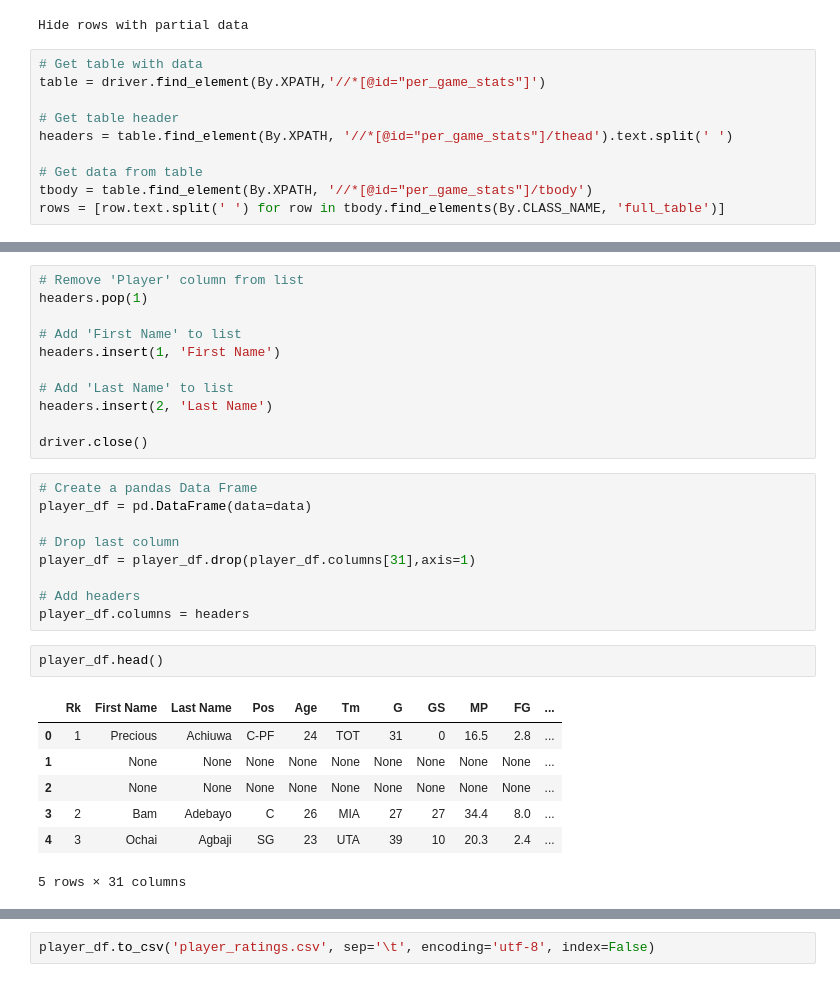
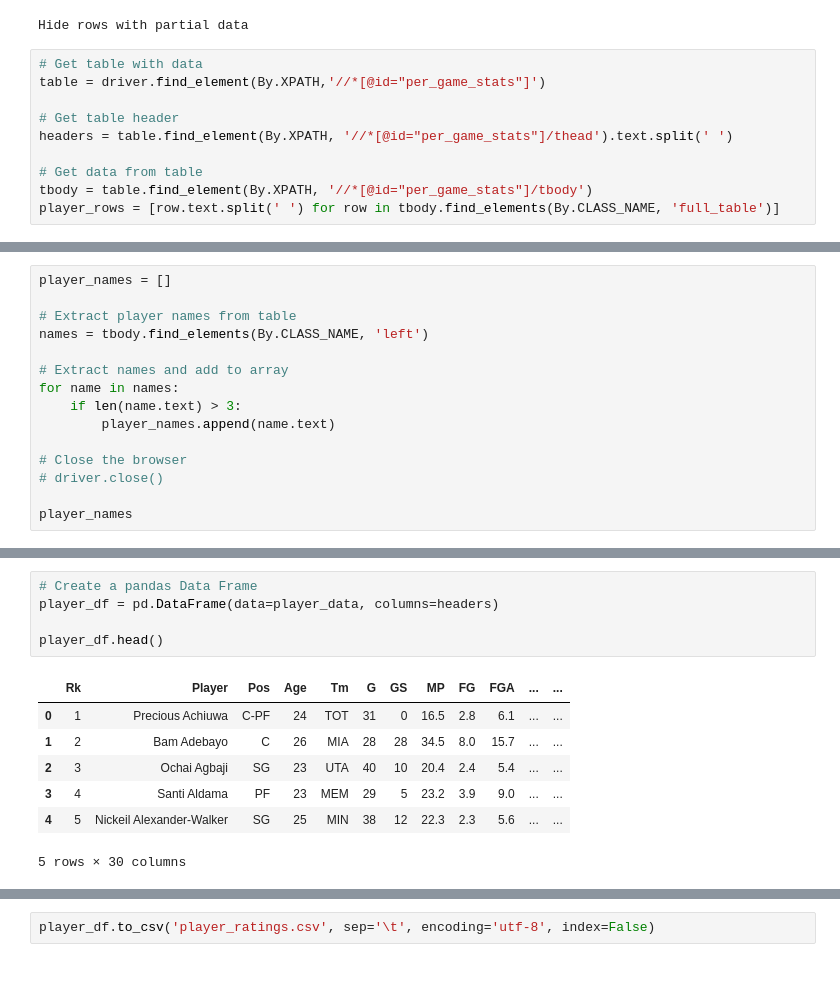
Before and after one commit to VincentGordon-Data-Analyst/nba-web-scraping-project, a Jupyter notebook: Player Stats/player_stats.ipynb, the cells around one changed output, grey strips where cells are left out. Drawn from its saved outputs; the diff is of its cells as text.

```diff
--- a/Player Stats/player_stats.ipynb
+++ b/Player Stats/player_stats.ipynb
@@ -39,5 +39,5 @@ headers = table.find_element(By.XPATH, '//*[@id="per_game_stats"]/thead').text.s
 
 # Get data from table
 tbody = table.find_element(By.XPATH, '//*[@id="per_game_stats"]/tbody')
-rows = [row.text.split(' ') for row in tbody.find_elements(By.CLASS_NAME, 'full_table')]
+player_rows = [row.text.split(' ') for row in tbody.find_elements(By.CLASS_NAME, 'full_table')]
 # %%
@@ -113,0 +77,15 @@ player_names
+# %%
+player_names = []
+
+# Extract player names from table
+names = tbody.find_elements(By.CLASS_NAME, 'left')
+
+# Extract names and add to array
+for name in names:
+    if len(name.text) > 3:
+        player_names.append(name.text)
+
+# Close the browser
+# driver.close()
+
+player_names
@@ -120,33 +134,16 @@ IndexError: list index out of range
-# %%
-# Remove 'Player' column from list
-headers.pop(1)
-
-# Add 'First Name' to list
-headers.insert(1, 'First Name')
-
-# Add 'Last Name' to list
-headers.insert(2, 'Last Name')
-
-driver.close()
 # %%
 # Create a pandas Data Frame
-player_df = pd.DataFrame(data=data)
+player_df = pd.DataFrame(data=player_data, columns=headers)
 
-# Drop last column
-player_df = player_df.drop(player_df.columns[31],axis=1)
-
-# Add headers
-player_df.columns = headers
+player_df.head()
+# %% [output]
+|  | Rk | Player | Pos | Age | Tm | G | GS | MP | FG | FGA | ... | ... |
+| 0 | 1 | Precious Achiuwa | C-PF | 24 | TOT | 31 | 0 | 16.5 | 2.8 | 6.1 | ... | ... |
+| 1 | 2 | Bam Adebayo | C | 26 | MIA | 28 | 28 | 34.5 | 8.0 | 15.7 | ... | ... |
+| 2 | 3 | Ochai Agbaji | SG | 23 | UTA | 40 | 10 | 20.4 | 2.4 | 5.4 | ... | ... |
+| 3 | 4 | Santi Aldama | PF | 23 | MEM | 29 | 5 | 23.2 | 3.9 | 9.0 | ... | ... |
+| 4 | 5 | Nickeil Alexander-Walker | SG | 25 | MIN | 38 | 12 | 22.3 | 2.3 | 5.6 | ... | ... |
+5 rows × 30 columns
-# %%
-player_df.head()
-# %% [output]
-|  | Rk | First Name | Last Name | Pos | Age | Tm | G | GS | MP | FG | ... |
-| 0 | 1 | Precious | Achiuwa | C-PF | 24 | TOT | 31 | 0 | 16.5 | 2.8 | ... |
-| 1 |  | None | None | None | None | None | None | None | None | None | ... |
-| 2 |  | None | None | None | None | None | None | None | None | None | ... |
-| 3 | 2 | Bam | Adebayo | C | 26 | MIA | 27 | 27 | 34.4 | 8.0 | ... |
-| 4 | 3 | Ochai | Agbaji | SG | 23 | UTA | 39 | 10 | 20.3 | 2.4 | ... |
-5 rows × 31 columns
 # %%
 player_df.info()
 # %% [output]
```
Also changed, not shown: parts of 16 cells of this notebook, 7 other files.
